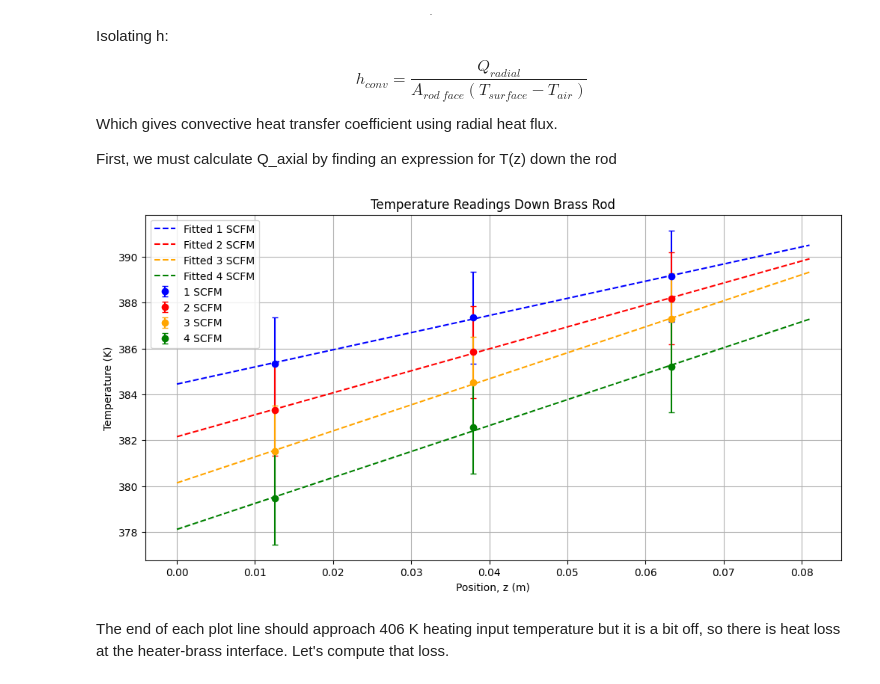
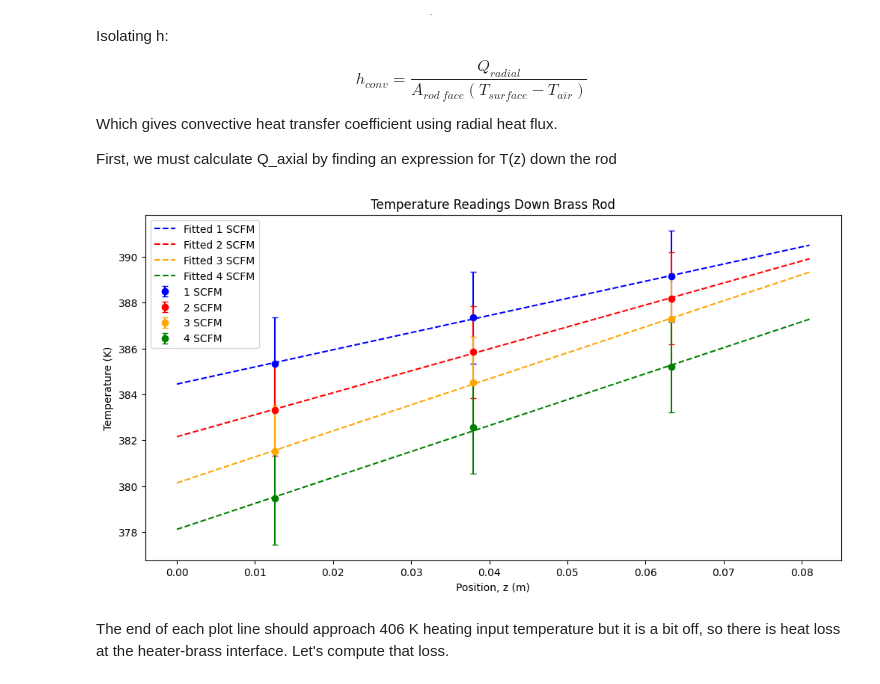
Before and after one commit to rahilisashaik/cbe154, a Jupyter notebook: heat-transfer-2/updated_HT_data_analysis.ipynb, the cells around one changed output. Saved outputs shown, nothing was run; the diff lists cells and outputs as text; code cells hidden in the pictures.

```diff
--- a/heat-transfer-2/updated_HT_data_analysis.ipynb
+++ b/heat-transfer-2/updated_HT_data_analysis.ipynb
@@ -138,35 +138,34 @@ plt.figure(figsize=(12,6))
 
 error_1 = np.full_like(df_1["Avg Temp (K)"], 2)  # Replace with actual std deviation
 error_2 = np.full_like(df_2["Avg Temp (K)"], 2)
 error_3 = np.full_like(df_3["Avg Temp (K)"], 2)
 error_4 = np.full_like(df_4["Avg Temp (K)"], 2)
 
 # Raw data with error bars
 plt.errorbar(df_1["positions (m)"], df_1["Avg Temp (K)"], yerr=error_1, fmt='o', label="1 SCFM", capsize=3, color = "blue")
 plt.errorbar(df_2["positions (m)"], df_2["Avg Temp (K)"], yerr=error_2, fmt='o', label="2 SCFM", capsize=3, color = "red")
 plt.errorbar(df_3["positions (m)"], df_3["Avg Temp (K)"], yerr=error_3, fmt='o', label="3 SCFM", capsize=3, color = "orange")
 plt.errorbar(df_4["positions (m)"], df_4["Avg Temp (K)"], yerr=error_4, fmt='o', label="4 SCFM", capsize=3, color = "green")
 
 plt.xlabel("Position, z (m)")
 plt.ylabel("Temperature (K)")
 plt.title("Temperature Readings Down Brass Rod")
 
 positions = np.linspace(0, rod_length, 50)
 
 # Fit lines
 plt.plot(positions, [pos * slope_1 + intercept_1 for pos in positions], label="Fitted 1 SCFM", linestyle="--", color = "blue")
 plt.plot(positions, [pos * slope_2 + intercept_2 for pos in positions], label="Fitted 2 SCFM", linestyle="--", color = "red")
 plt.plot(positions, [pos * slope_3 + intercept_3 for pos in positions], label="Fitted 3 SCFM", linestyle="--", color = "orange")
 plt.plot(positions, [pos * slope_4 + intercept_4 for pos in positions], label="Fitted 4 SCFM", linestyle="--", color = "green")
 
 # Heater input temperature line
 # plt.axhline(y=133 + 273.15, linestyle="--", label="Heater Input Temperature", color="black")
 
 plt.legend()
-plt.grid(True)
 plt.show()
 # %% [output]
-[figure, old version]
+[figure, new version]
 # %% [markdown]
 The end of each plot line should approach 406 K heating input temperature but it is a bit off, so there is heat loss at the heater-brass interface. Let's compute that loss.
 # %%
```
Also changed, not shown: parts of 24 cells of this notebook, 1 other file.
